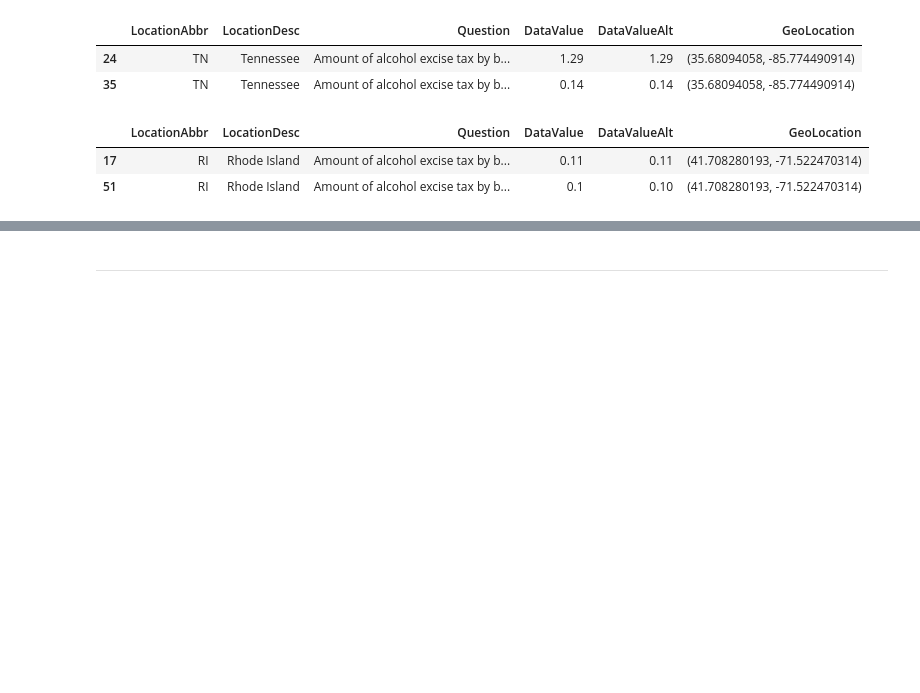
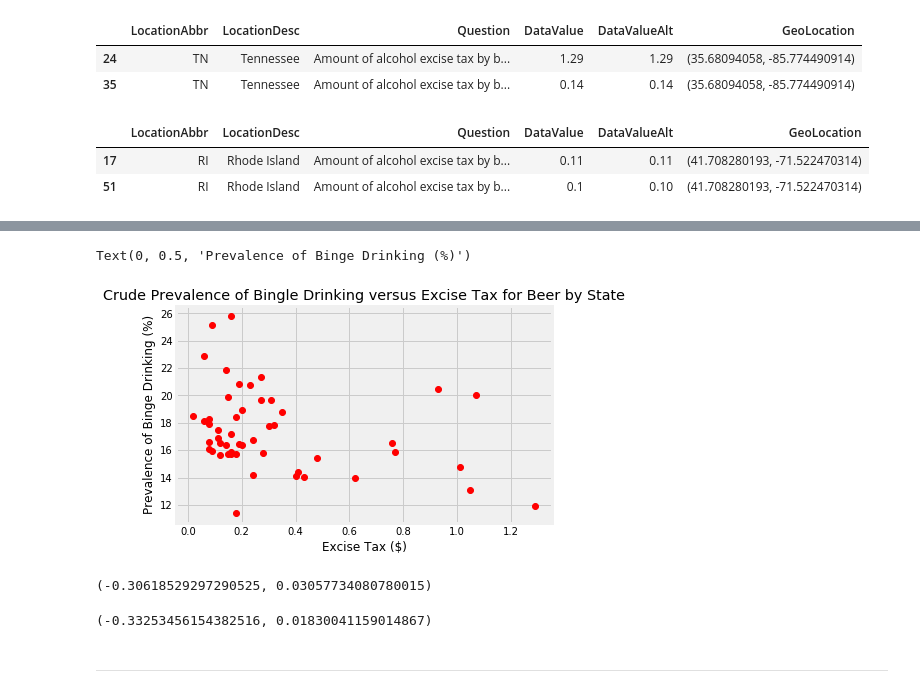
Before and after one commit to djleung/DataHacks_2020_public, a Jupyter notebook: Initial_Data_Exploration.ipynb, the cells around one changed output, grey strips where cells are left out. Drawn from its saved outputs; the diff is of its cells as text; code cells hidden in the pictures; blank space fills up the shorter version.

```diff
--- a/Initial_Data_Exploration.ipynb
+++ b/Initial_Data_Exploration.ipynb
@@ -771,0 +792,12 @@ alc_drink_data
+# %%
+#isolate crude prevalence from data
+alc_drink_crude = alc_drink_data[(alc_drink_data['DataValueType'] == 'Crude Prevalence')]
+# %%
+#mean (of years) prevalence of binge drinking by state
+alc_drink_crude = alc_drink_crude.groupby(['LocationAbbr', 'LocationDesc', 'Question', 'DataValueType', 'GeoLocation'],
+                        as_index = False)['DataValueAlt'].mean()
+# %%
+#removes locations where beer tax is not available
+trim_alc_drink_crude = alc_drink_crude[alc_drink_crude['LocationDesc'].isin(alc_tax_beer['LocationDesc'])]
+trim_alc_drink_crude = trim_alc_drink_crude.reset_index(drop = True)
+trim_alc_drink_crude
@@ -771,0 +851,16 @@ alc_drink_data
+# %%
+plt.plot(alc_tax_beer['DataValueAlt'], trim_alc_drink_crude['DataValueAlt'], 'ro')
+plt.title("Crude Prevalence of Bingle Drinking versus Excise Tax for Beer by State")
+plt.xlabel("Excise Tax ($)")
+plt.ylabel("Prevalence of Binge Drinking (%)")
+# %% [output]
+Text(0, 0.5, 'Prevalence of Binge Drinking (%)')
+[figure, added]
+# %%
+sp.stats.pearsonr(alc_tax_beer['DataValueAlt'], trim_alc_drink_crude['DataValueAlt'])
+# %% [output]
+(-0.30618529297290525, 0.03057734080780015)
+# %%
+sp.stats.pearsonr(alc_tax_beer['DataValueAlt'], trim_alc_drink_aa['DataValueAlt'])
+# %% [output]
+(-0.33253456154382516, 0.01830041159014867)
```
Also changed, not shown: parts of 19 cells of this notebook.
